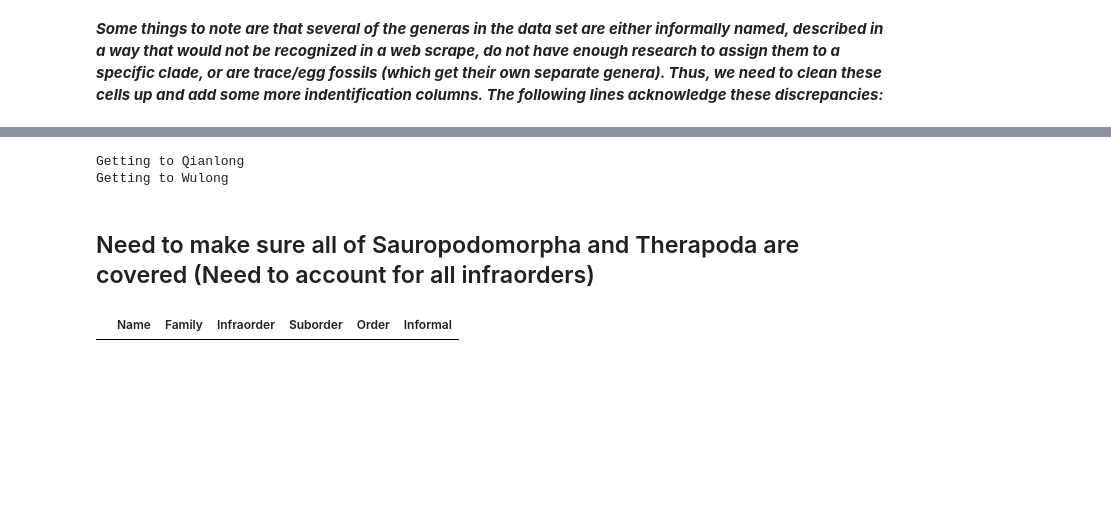
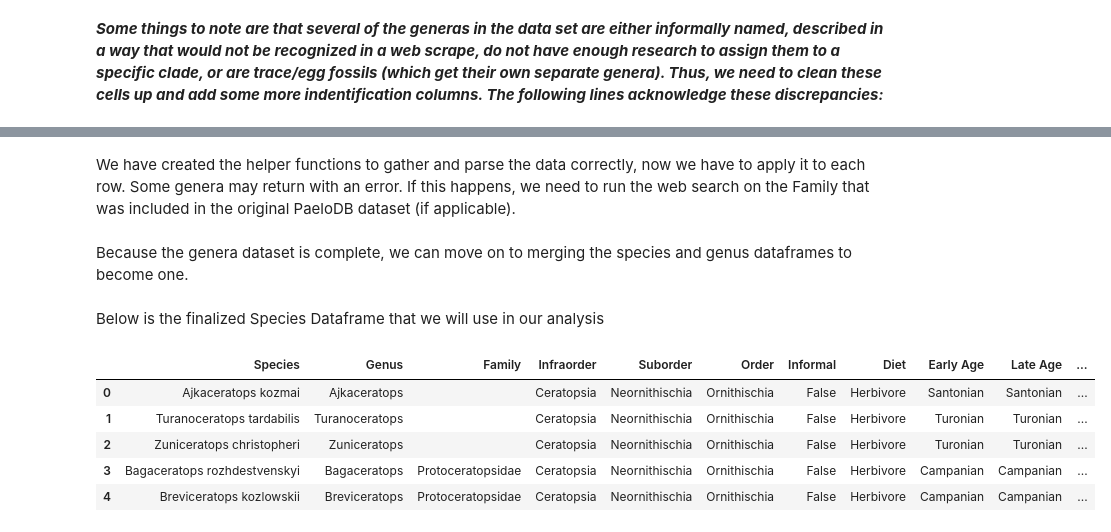
Before and after one commit to vgedejer/Paleo-Analysis, a Jupyter notebook: notebooks/dino-collection.ipynb, the cells around one changed output, grey strips where cells are left out. Saved outputs shown, nothing was run; the diff lists cells and outputs as text; code cells hidden in the pictures; blank space fills up the shorter version.

```diff
--- a/notebooks/dino-collection.ipynb
+++ b/notebooks/dino-collection.ipynb
@@ -228,14 +232,16 @@ def wiki_scrape_genus(biota):
    for row in biota:
       biota_data = row.find_all('td')
 
+
       try:
          bio_class = re.match(r'([A-Z][a-z]*)', biota_data.pop(0).text.strip())[0]
 
-         # Only iterating through Clade
+         # Only iterating through Clades, Families, and Genera
          if bio_class in ['Clade', 'Family', 'Genus']:
             bio_name = re.match(r'([^A-Za-z][A-Z][a-z]*)|([A-Z][a-z]*)', biota_data.pop(0).text.strip())[0]
             bio_name = re.sub('†', '', bio_name)
 
+            # Setting values for Order, Suborder, and Infraorder
             if bio_class in ['Clade', 'Superfamily']:
                if bio_name in orders:
                   data['Order'] = bio_name
@@ -255,17 +261,13 @@ def wiki_scrape_genus(biota):
                elif bio_name in infraorders:
                   data['Infraorder'] = bio_name
 
-               elif bio_name in ['Avialae', 'Euornithes']:
+               # Including edge case of Euornithes since they are also Late Mesozoic Avians
+               elif bio_name == 'Euornithes':
                   data = avian
 
 
             elif bio_class == 'Family':
                data['Family'] = bio_name
-
-               if bio_name == 'Coelophysidae':
-                  data['Infraorder'] = 'Coelophysoidea'
-               if bio_name == 'Ceratosauridae':
-                  data['Infraorder'] = 'Ceratosauria'
 
          # In the event that the wikipedia page is not labelled with Dinosauria
          if bio_class == 'Class':
@@ -278,6 +280,8 @@ def wiki_scrape_genus(biota):
          pass
 
    return data
+# %% [markdown]
+We have created the helper functions to gather and parse the data correctly, now we have to apply it to each row. Some genera may return with an error. If this happens, we need to run the web search on the Family that was included in the original PaeloDB dataset (if applicable).
 # %%
 genus['Order'] = ''
 genus['Suborder'] = ''
@@ -308,15 +312,21 @@ for i, row in genus.iterrows():
                     genus.loc[i, col] = wiki_data[col]
             except:
                 pass
-# %% [output]
-Getting to Qianlong
-Getting to Wulong
+# %% [markdown]
+Because the genera dataset is complete, we can move on to merging the species and genus dataframes to become one.
+# %%
+species = species.merge(genus[['Name', 'Family', 'Infraorder', 'Suborder', 'Order', 'Informal']], left_on='Genus', right_on='Name', how='left').drop('Name_y', axis=1).rename(columns={'Name_x':'Species'})
+species = species[['Species', 'Genus', 'Family', 'Infraorder', 'Suborder', 'Order', 'Informal', 'Diet', 'Early Age', 'Late Age', 'Early Period', 'Late Period', 'Max MYA', 'Min MYA', 'Lifespan (MYA)',]]
+# %% [markdown]
+Below is the finalized Species Dataframe that we will use in our analysis
 # %%
 genus.to_csv('../data-reserve/genera-list.csv', index=False)
+species.to_csv('../data-reserve/species-list.csv', index=False)
+species.head()
+# %% [output]
+|  | Species | Genus | Family | Infraorder | Suborder | Order | Informal | Diet | Early Age | Late Age | ... |
+| 0 | Ajkaceratops kozmai | Ajkaceratops |  | Ceratopsia | Neornithischia | Ornithischia | False | Herbivore | Santonian | Santonian | ... |
+| 1 | Turanoceratops tardabilis | Turanoceratops |  | Ceratopsia | Neornithischia | Ornithischia | False | Herbivore | Turonian | Turonian | ... |
+| 2 | Zuniceratops christopheri | Zuniceratops |  | Ceratopsia | Neornithischia | Ornithischia | False | Herbivore | Turonian | Turonian | ... |
+| 3 | Bagaceratops rozhdestvenskyi | Bagaceratops | Protoceratopsidae | Ceratopsia | Neornithischia | Ornithischia | False | Herbivore | Campanian | Campanian | ... |
+| 4 | Breviceratops kozlowskii | Breviceratops | Protoceratopsidae | Ceratopsia | Neornithischia | Ornithischia | False | Herbivore | Campanian | Campanian | ... |
-# %% [markdown]
-## Need to make sure all of Sauropodomorpha and Therapoda are covered (Need to account for all infraorders)
-# %%
-#species.loc[species['Genus'] == 'Jingia']
-genus.loc[(genus['Order'] == '') & (genus['Informal'] != True) & (genus['Name'] != 'Sinankylosaurus') & (genus['Name'] != 'Chilesaurus') & (genus['Name'] != 'Crateropteryx') & (genus['Name'] != 'Lametasaurus')][['Name', 'Family', 'Infraorder', 'Suborder', 'Order', 'Informal']]
-# %% [output]
-|  | Name | Family | Infraorder | Suborder | Order | Informal |
```
Also changed, not shown: parts of 6 cells of this notebook, 3 other files.
